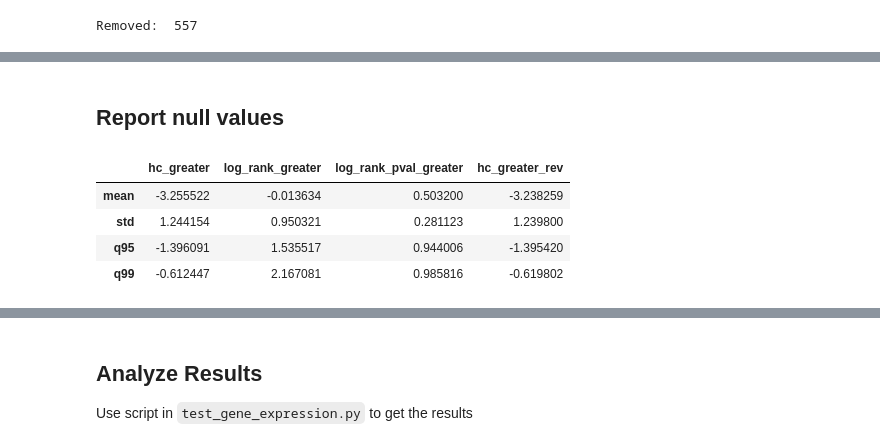
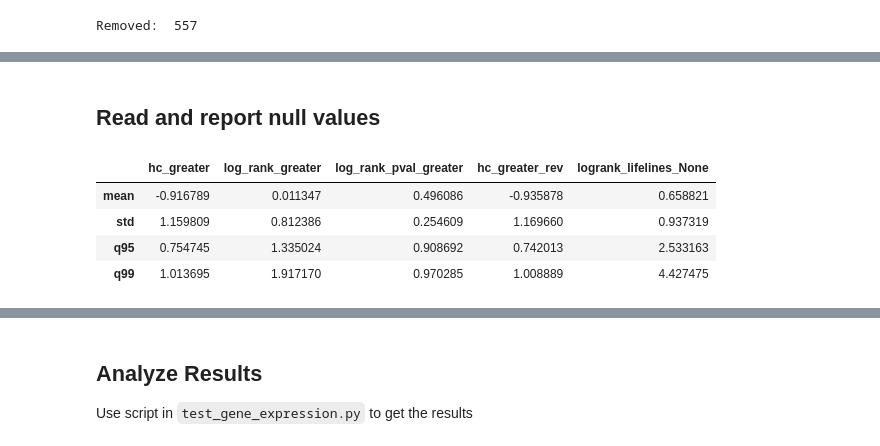
Before and after one commit to alonkipnis/HCHG, a Jupyter notebook: survival_real_data.ipynb, the cells around one changed output, grey strips where cells are left out. Saved outputs shown, nothing was run; the diff lists cells and outputs as text; code cells hidden in the pictures.

```diff
--- a/survival_real_data.ipynb
+++ b/survival_real_data.ipynb
@@ -145,5 +57,5 @@ plt.show()
 # %% [markdown]
-## Report null values
+## Read and report null values
 # %%
 def infmean(x):
     "mean ignoring inf values"
@@ -175,19 +86,18 @@ def q99(x):
 def infstd(x):
     return np.std(np.ma.masked_invalid(x))
 # %%
-T = 200
+T = 82
 M = 1
 stbl = True
-#df0 = pd.read_csv("results/SCANB_null_False_T50_False_rep1.csv")
+df0 = pd.read_csv("results/SCANB_null_True_T82_rep10.csv")
 #df0 = pd.read_csv("results/SCANB_null_True_T100.csv")
-df0 = pd.read_csv(f'results/SCANB_null_{stbl}_T{T}.csv')
-
-df0.filter(['hc_greater', 'log_rank_greater', 'log_rank_pval_greater', 'hc_greater_rev']).agg(['mean','std',q95, q99])
+#df0 = pd.read_csv(f'results/SCANB_null_{stbl}_T{T}.csv')
+df0.filter(['hc_greater', 'log_rank_greater', 'log_rank_pval_greater', 'hc_greater_rev', 'logrank_lifelines_None']).agg(['mean','std',q95, q99])
 # %% [output]
-|  | hc_greater | log_rank_greater | log_rank_pval_greater | hc_greater_rev |
-| mean | -3.255522 | -0.013634 | 0.503200 | -3.238259 |
-| std | 1.244154 | 0.950321 | 0.281123 | 1.239800 |
-| q95 | -1.396091 | 1.535517 | 0.944006 | -1.395420 |
-| q99 | -0.612447 | 2.167081 | 0.985816 | -0.619802 |
+|  | hc_greater | log_rank_greater | log_rank_pval_greater | hc_greater_rev | logrank_lifelines_None |
+| mean | -0.916789 | 0.011347 | 0.496086 | -0.935878 | 0.658821 |
+| std | 1.159809 | 0.812386 | 0.254609 | 1.169660 | 0.937319 |
+| q95 | 0.754745 | 1.335024 | 0.908692 | 0.742013 | 2.533163 |
+| q99 | 1.013695 | 1.917170 | 0.970285 | 1.008889 | 4.427475 |
 # %%
 output_dir = "/Users/kipnisal/Dropbox/Apps/Overleaf/Survival Analysis with Sensitivity to Possible Rare and Weak Differences/"
```
Also changed, not shown: parts of 23 cells of this notebook, 7 other files.
